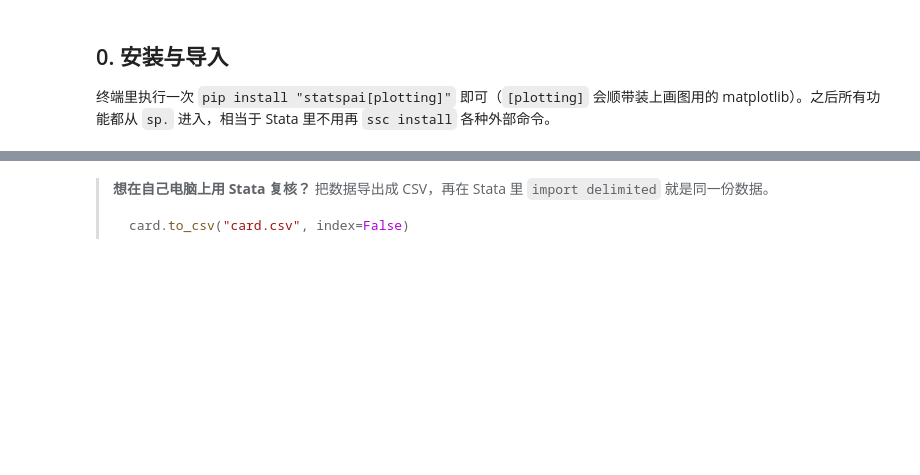
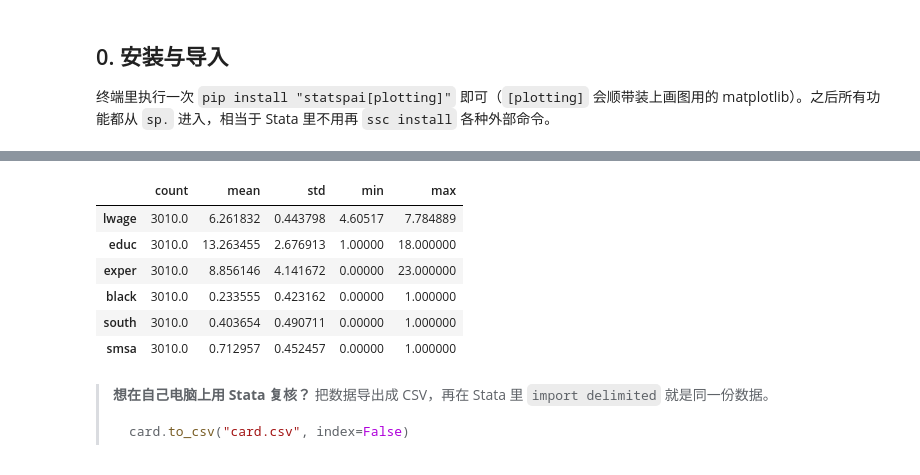
Before and after one commit to brycewang-stanford/StatsPAI, a Jupyter notebook: examples/notebooks/statspai_vs_stata_5min.ipynb, the cells around one changed output, grey strips where cells are left out. Drawn from its saved outputs; the diff is of its cells as text; code cells hidden in the pictures; blank space fills up the shorter version.

```diff
--- a/examples/notebooks/statspai_vs_stata_5min.ipynb
+++ b/examples/notebooks/statspai_vs_stata_5min.ipynb
@@ -49,3 +90,14 @@ StatsPAI 版本: 1.34.2
+# %%
+# 想要和 Stata 屏幕上一样多的小数位，直接用 pandas 算
+card[["lwage", "educ", "exper", "black", "south", "smsa"]].agg(["count", "mean", "std", "min", "max"]).T
+# %% [output]
+|  | count | mean | std | min | max |
+| lwage | 3010.0 | 6.261832 | 0.443798 | 4.60517 | 7.784889 |
+| educ | 3010.0 | 13.263455 | 2.676913 | 1.00000 | 18.000000 |
+| exper | 3010.0 | 8.856146 | 4.141672 | 0.00000 | 23.000000 |
+| black | 3010.0 | 0.233555 | 0.423162 | 0.00000 | 1.000000 |
+| south | 3010.0 | 0.403654 | 0.490711 | 0.00000 | 1.000000 |
+| smsa | 3010.0 | 0.712957 | 0.452457 | 0.00000 | 1.000000 |
 # %% [markdown]
 > **想在自己电脑上用 Stata 复核？** 把数据导出成 CSV，再在 Stata 里 `import delimited` 就是同一份数据。
 >
```
Also changed, not shown: parts of 15 cells of this notebook, 2 other files.
